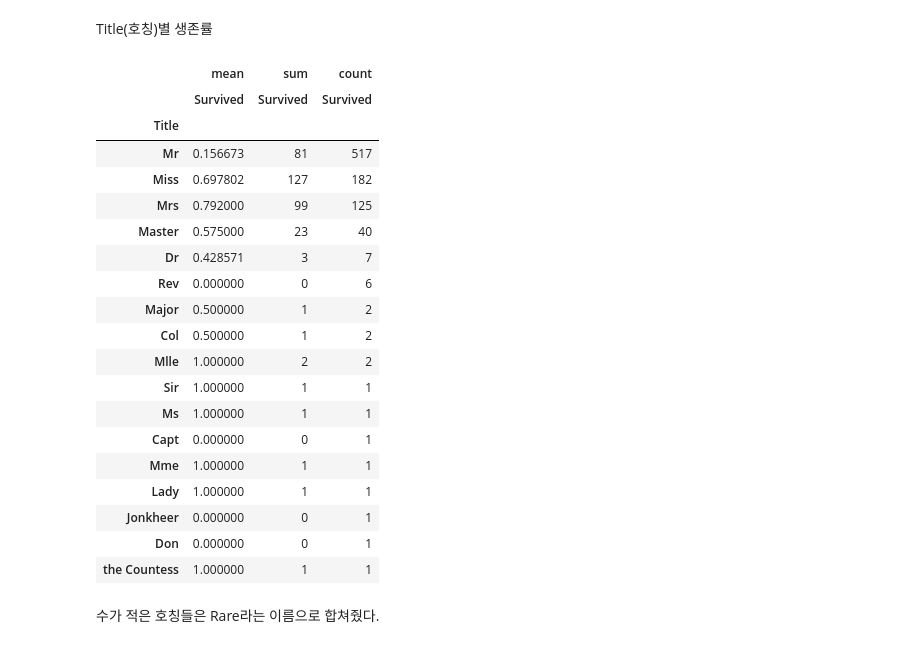
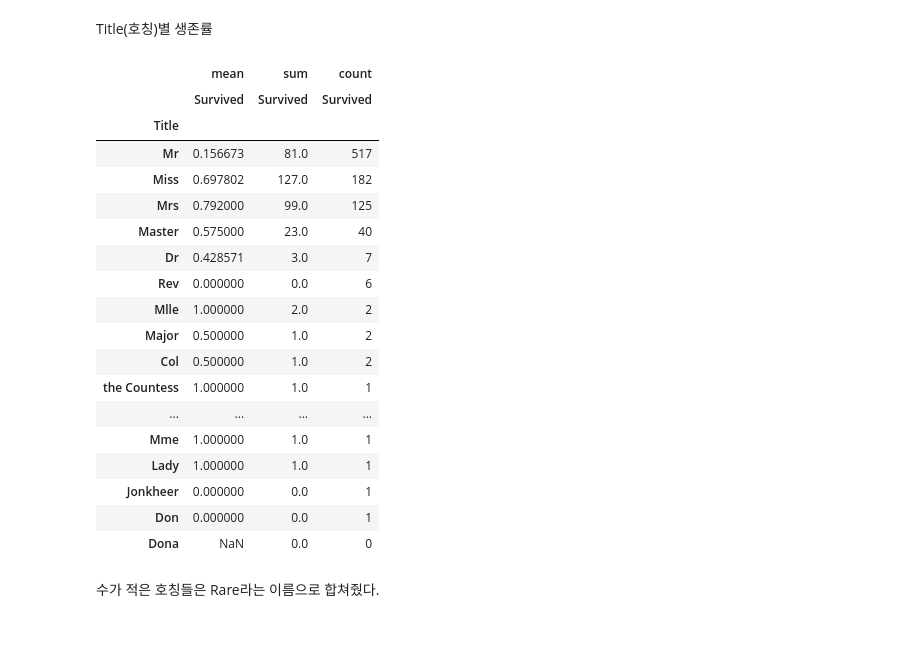
Before and after one commit to Usunwoo/kaggle-titanic, a Jupyter notebook: titanic.ipynb, the cells around one changed output. Cells and saved outputs as stored; diff of their text form; code cells hidden in the pictures.

```diff
--- a/titanic.ipynb
+++ b/titanic.ipynb
@@ -95,0 +100,5 @@ train.describe()
+# %%
+num_train = train.shape[0]
+passenger_id = test['PassengerId']
+df = pd.concat([train, test])
+df.shape
@@ -154,7 +182,6 @@ train.groupby('Pclass')[['Fare']].mean()
 
 Name에서 Title(호칭)을 분리해 Title column으로 만들어줬다.
 # %%
-for df in combine:
-    df['Title'] = df['Name'].map(lambda x: x.split(', ')[1].split('. ')[0])
-train['Title']
+df['Title'] = df['Name'].map(lambda x: x.split(', ')[1].split('. ')[0])
+df
 # %% [output]
@@ -173,28 +201,27 @@ Name: Title, Length: 891, dtype: object
 # %% [markdown]
 Title(호칭)별 생존률
 # %%
-pd.pivot_table(data=train, values='Survived', index='Title', aggfunc=['mean', 'sum', 'count']).sort_values(('count', 'Survived'), ascending=False)
+pd.pivot_table(data=df, values='Survived', index='Title', aggfunc=['mean', 'sum', 'count']).sort_values(('count', 'Survived'), ascending=False)
 # %% [output]
 |  | mean | sum | count |
 |  | Survived | Survived | Survived |
 | Title |  |  |  |
-| Mr | 0.156673 | 81 | 517 |
-| Miss | 0.697802 | 127 | 182 |
-| Mrs | 0.792000 | 99 | 125 |
-| Master | 0.575000 | 23 | 40 |
-| Dr | 0.428571 | 3 | 7 |
-| Rev | 0.000000 | 0 | 6 |
-| Major | 0.500000 | 1 | 2 |
-| Col | 0.500000 | 1 | 2 |
-| Mlle | 1.000000 | 2 | 2 |
-| Sir | 1.000000 | 1 | 1 |
-| Ms | 1.000000 | 1 | 1 |
-| Capt | 0.000000 | 0 | 1 |
-| Mme | 1.000000 | 1 | 1 |
-| Lady | 1.000000 | 1 | 1 |
-| Jonkheer | 0.000000 | 0 | 1 |
-| Don | 0.000000 | 0 | 1 |
-| the Countess | 1.000000 | 1 | 1 |
+| Mr | 0.156673 | 81.0 | 517 |
+| Miss | 0.697802 | 127.0 | 182 |
+| Mrs | 0.792000 | 99.0 | 125 |
+| Master | 0.575000 | 23.0 | 40 |
+| Dr | 0.428571 | 3.0 | 7 |
+| Rev | 0.000000 | 0.0 | 6 |
+| Mlle | 1.000000 | 2.0 | 2 |
+| Major | 0.500000 | 1.0 | 2 |
+| Col | 0.500000 | 1.0 | 2 |
+| the Countess | 1.000000 | 1.0 | 1 |
+| ... | ... | ... | ... |
+| Mme | 1.000000 | 1.0 | 1 |
+| Lady | 1.000000 | 1.0 | 1 |
+| Jonkheer | 0.000000 | 0.0 | 1 |
+| Don | 0.000000 | 0.0 | 1 |
+| Dona | NaN | 0.0 | 0 |
 # %% [markdown]
 수가 적은 호칭들은 Rare라는 이름으로 합쳐줬다.
 # %%
```
Also changed, not shown: parts of 115 cells of this notebook, 1 other file.
